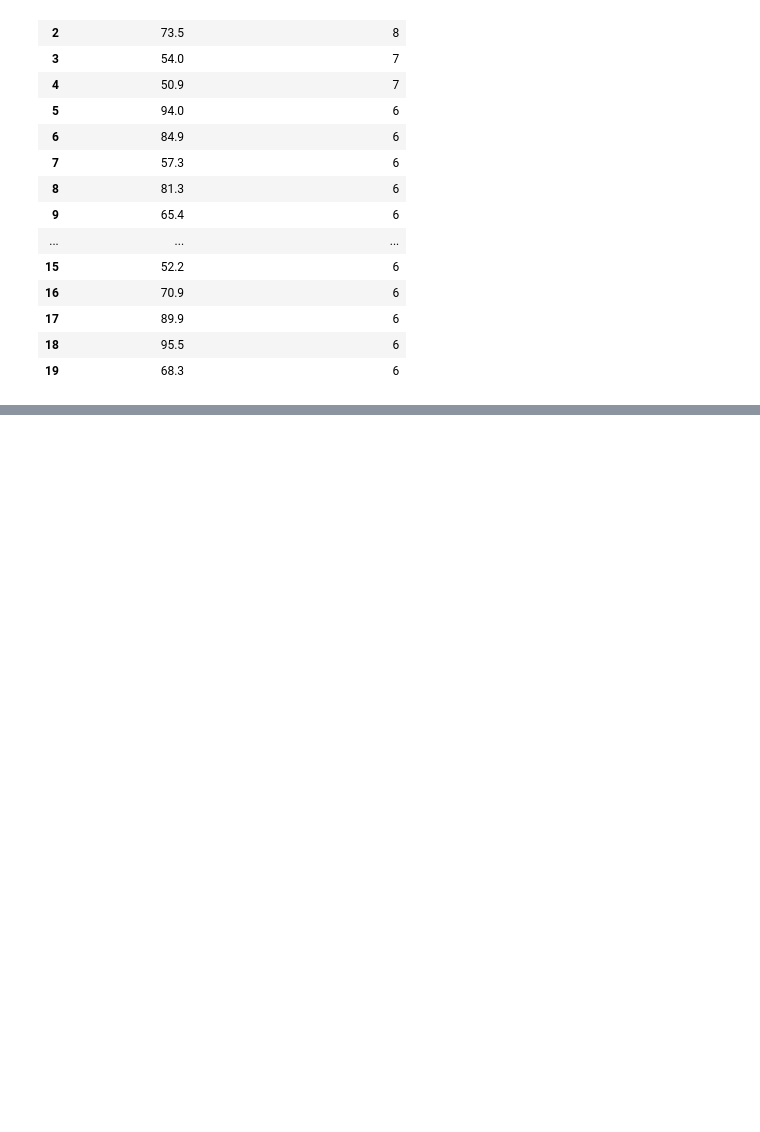
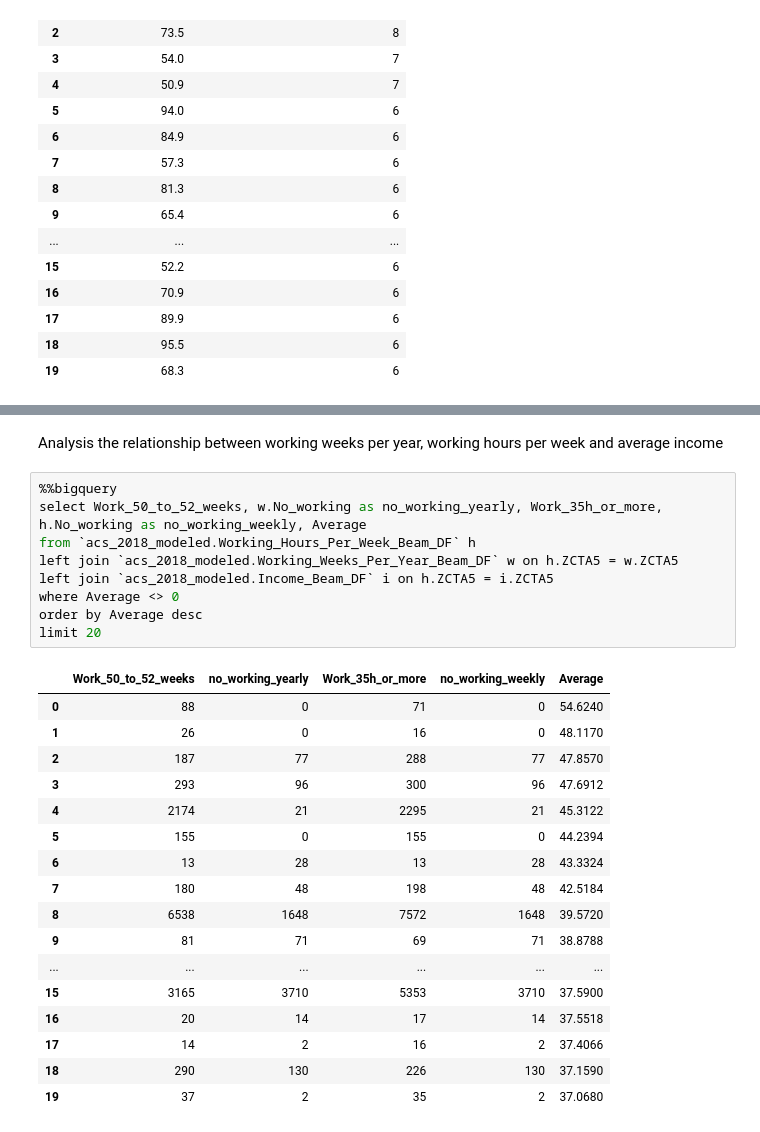
Before and after one commit to xindixu/US-demographic-analysis, a Jupyter notebook: primary-data/acs_2018_analysis.ipynb, the cells around one changed output, grey strips where cells are left out. Cells and saved outputs as stored; diff of their text form; blank space fills up the shorter version.

Commit message:
Add more sqls to analysis

```diff
--- a/primary-data/acs_2018_analysis.ipynb
+++ b/primary-data/acs_2018_analysis.ipynb
@@ -100,0 +130,29 @@ limit 20
+# %% [markdown]
+Analysis the relationship between working weeks per year, working hours per week and average income
+# %%
+%%bigquery
+select Work_50_to_52_weeks, w.No_working as no_working_yearly, Work_35h_or_more, h.No_working as no_working_weekly, Average
+from `acs_2018_modeled.Working_Hours_Per_Week_Beam_DF` h
+left join `acs_2018_modeled.Working_Weeks_Per_Year_Beam_DF` w on h.ZCTA5 = w.ZCTA5
+left join `acs_2018_modeled.Income_Beam_DF` i on h.ZCTA5 = i.ZCTA5
+where Average <> 0
+order by Average desc
+limit 20
+# %% [output]
+|  | Work_50_to_52_weeks | no_working_yearly | Work_35h_or_more | no_working_weekly | Average |
+| 0 | 88 | 0 | 71 | 0 | 54.6240 |
+| 1 | 26 | 0 | 16 | 0 | 48.1170 |
+| 2 | 187 | 77 | 288 | 77 | 47.8570 |
+| 3 | 293 | 96 | 300 | 96 | 47.6912 |
+| 4 | 2174 | 21 | 2295 | 21 | 45.3122 |
+| 5 | 155 | 0 | 155 | 0 | 44.2394 |
+| 6 | 13 | 28 | 13 | 28 | 43.3324 |
+| 7 | 180 | 48 | 198 | 48 | 42.5184 |
+| 8 | 6538 | 1648 | 7572 | 1648 | 39.5720 |
+| 9 | 81 | 71 | 69 | 71 | 38.8788 |
+| ... | ... | ... | ... | ... | ... |
+| 15 | 3165 | 3710 | 5353 | 3710 | 37.5900 |
+| 16 | 20 | 14 | 17 | 14 | 37.5518 |
+| 17 | 14 | 2 | 16 | 2 | 37.4066 |
+| 18 | 290 | 130 | 226 | 130 | 37.1590 |
+| 19 | 37 | 2 | 35 | 2 | 37.0680 |
```
Also changed, not shown: parts of 4 cells of this notebook.
